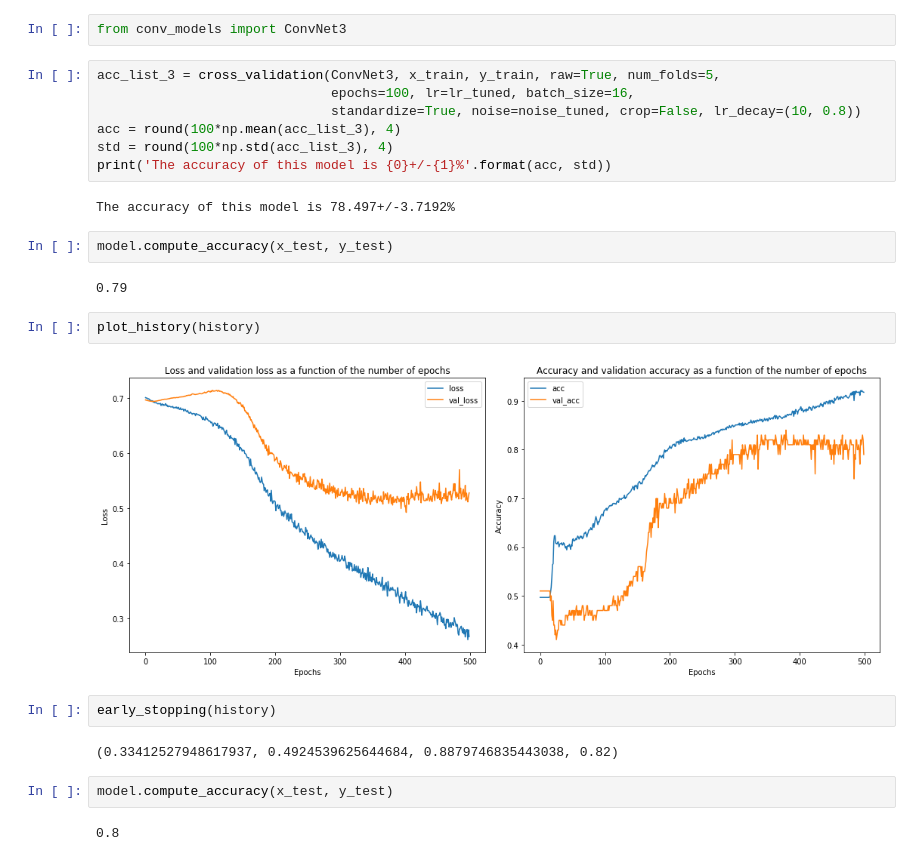
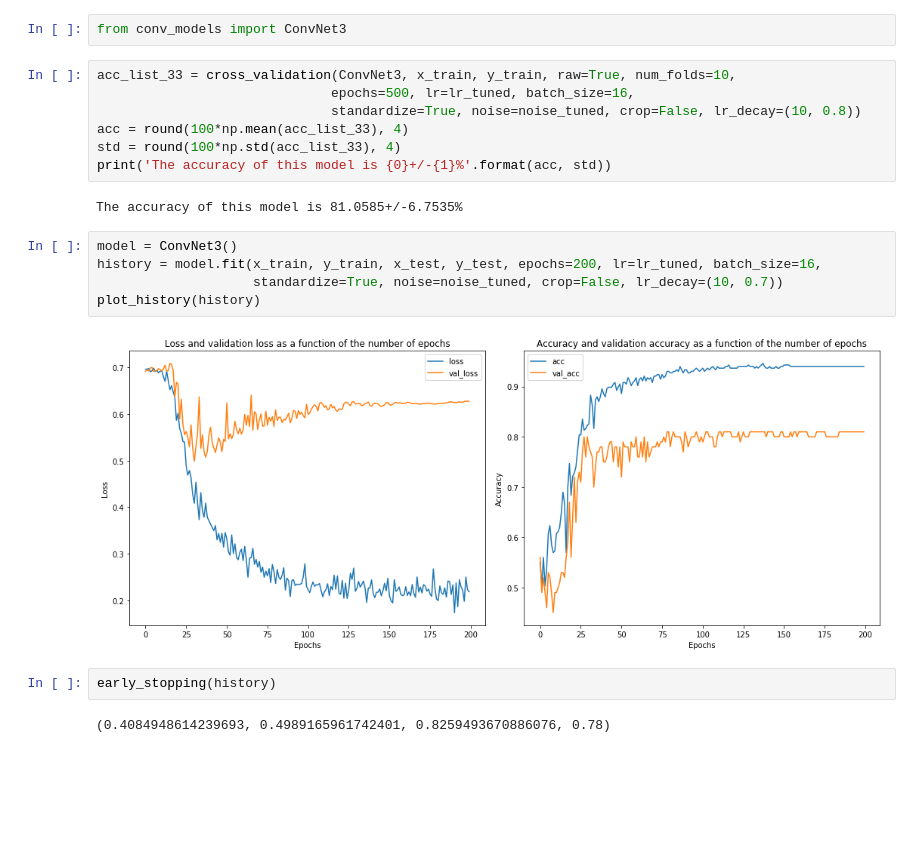
Before and after one commit to SSappy/deep_learning_epfl, a Jupyter notebook: project1/src/notebooks/Convolutional networks.ipynb, the cells around one changed output. Cells and saved outputs as stored; diff of their text form; blank space fills up the shorter version.

```diff
--- a/project1/src/notebooks/Convolutional networks.ipynb
+++ b/project1/src/notebooks/Convolutional networks.ipynb
@@ -420,27 +335,22 @@ def __init__(self):
 # %%
 from conv_models import ConvNet3
 # %%
-acc_list_3 = cross_validation(ConvNet3, x_train, y_train, raw=True, num_folds=5,
-                              epochs=100, lr=lr_tuned, batch_size=16,
+acc_list_33 = cross_validation(ConvNet3, x_train, y_train, raw=True, num_folds=10,
+                              epochs=500, lr=lr_tuned, batch_size=16,
                               standardize=True, noise=noise_tuned, crop=False, lr_decay=(10, 0.8))
-acc = round(100*np.mean(acc_list_3), 4)
-std = round(100*np.std(acc_list_3), 4)
+acc = round(100*np.mean(acc_list_33), 4)
+std = round(100*np.std(acc_list_33), 4)
 print('The accuracy of this model is {0}+/-{1}%'.format(acc, std))
 # %% [output]
-The accuracy of this model is 78.497+/-3.7192%
+The accuracy of this model is 81.0585+/-6.7535%
-# %%
-model.compute_accuracy(x_test, y_test)
-# %% [output]
-0.79
-# %%
-plot_history(history)
-# %% [output]
-[figure, removed]
+# %%
+model = ConvNet3()
+history = model.fit(x_train, y_train, x_test, y_test, epochs=200, lr=lr_tuned, batch_size=16,
+                    standardize=True, noise=noise_tuned, crop=False, lr_decay=(10, 0.7))
+plot_history(history)
+# %% [output]
+[figure, added]
 # %%
 early_stopping(history)
 # %% [output]
-(0.33412527948617937, 0.4924539625644684, 0.8879746835443038, 0.82)
+(0.4084948614239693, 0.4989165961742401, 0.8259493670886076, 0.78)
-# %%
-model.compute_accuracy(x_test, y_test)
-# %% [output]
-0.8
```
Also changed, not shown: parts of 25 cells of this notebook, 10 other files.
